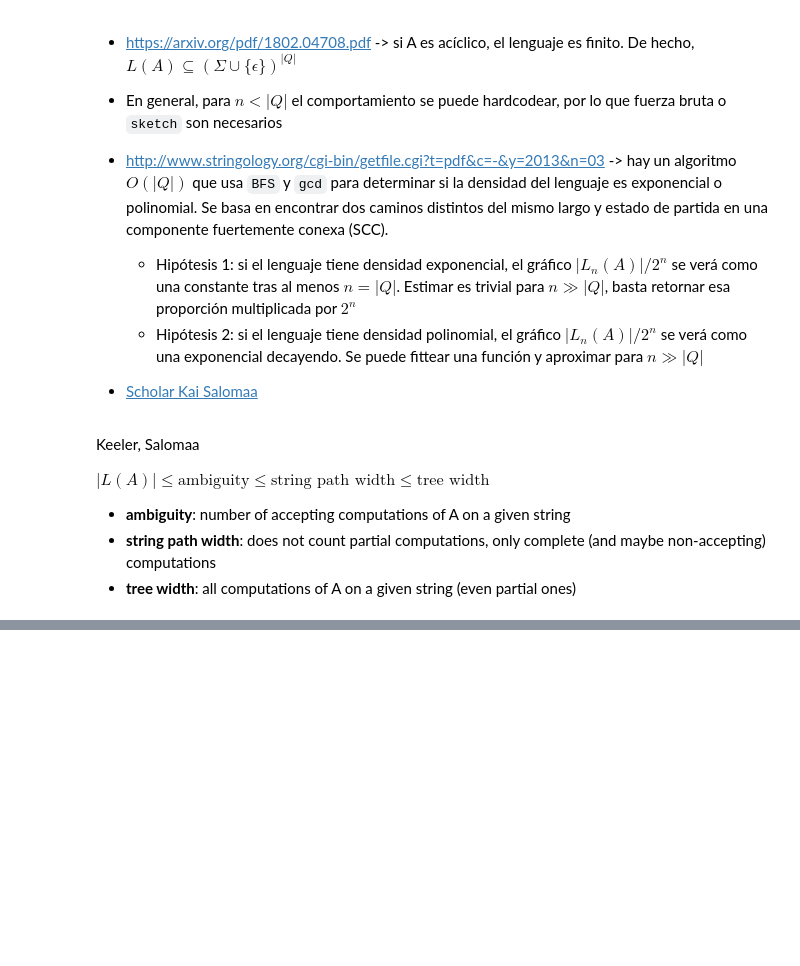
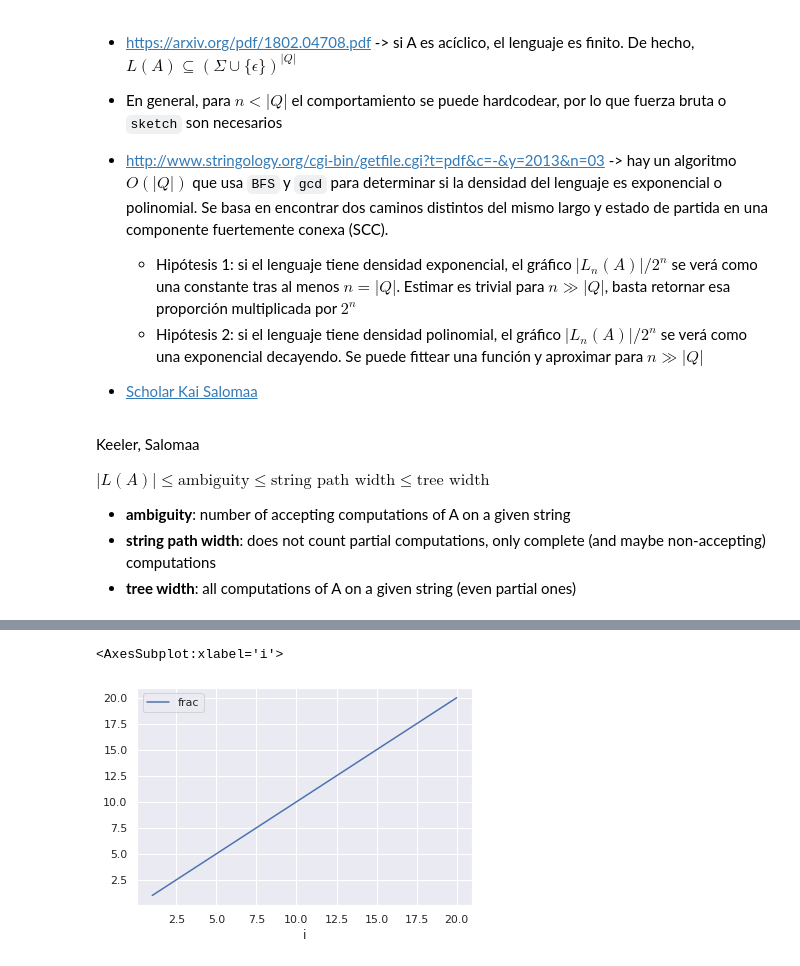
Before and after one commit to viantirreau/count-nfa, a Jupyter notebook: Bruteforce.ipynb, the cells around one changed output, grey strips where cells are left out. Saved outputs shown, nothing was run; the diff lists cells and outputs as text; code cells hidden in the pictures; blank space fills up the shorter version.

```diff
--- a/Bruteforce.ipynb
+++ b/Bruteforce.ipynb
@@ -326,0 +393,8 @@ for idx,row in df.iterrows():
+# %%
+states = {"q0", "q1", "q2", "q3"}
+initial_states = {"q1", "q3"}
+final_states = {"q2", "q3"}
+trans = {'q0': {'1': {'q1', 'q3'}, '0': {'q2'}}, 'q1': {'1': {'q0'}}, 'q2': {'0': {'q3'}}, 'q3': {'1': {'q2'}}}
+nfa = NFA(states=states, initial_states=initial_states,
+          final_states=final_states, input_symbols={"0", "1"},
+          transitions=trans)
@@ -326,0 +409,3 @@ for idx,row in df.iterrows():
+# %%
+%%time
+data = [(i,nfa.bruteforce_count_only(i)) for i in range(1, 21)]
@@ -326,0 +415,7 @@ for idx,row in df.iterrows():
+# %%
+df = pd.DataFrame(data, columns=["i", "frac"])
+
+df.plot(x="i", y="frac")
+# %% [output]
+<AxesSubplot:xlabel='i'>
+[figure, added]
```
Also changed, not shown: parts of 10 cells of this notebook, 1 other file.
